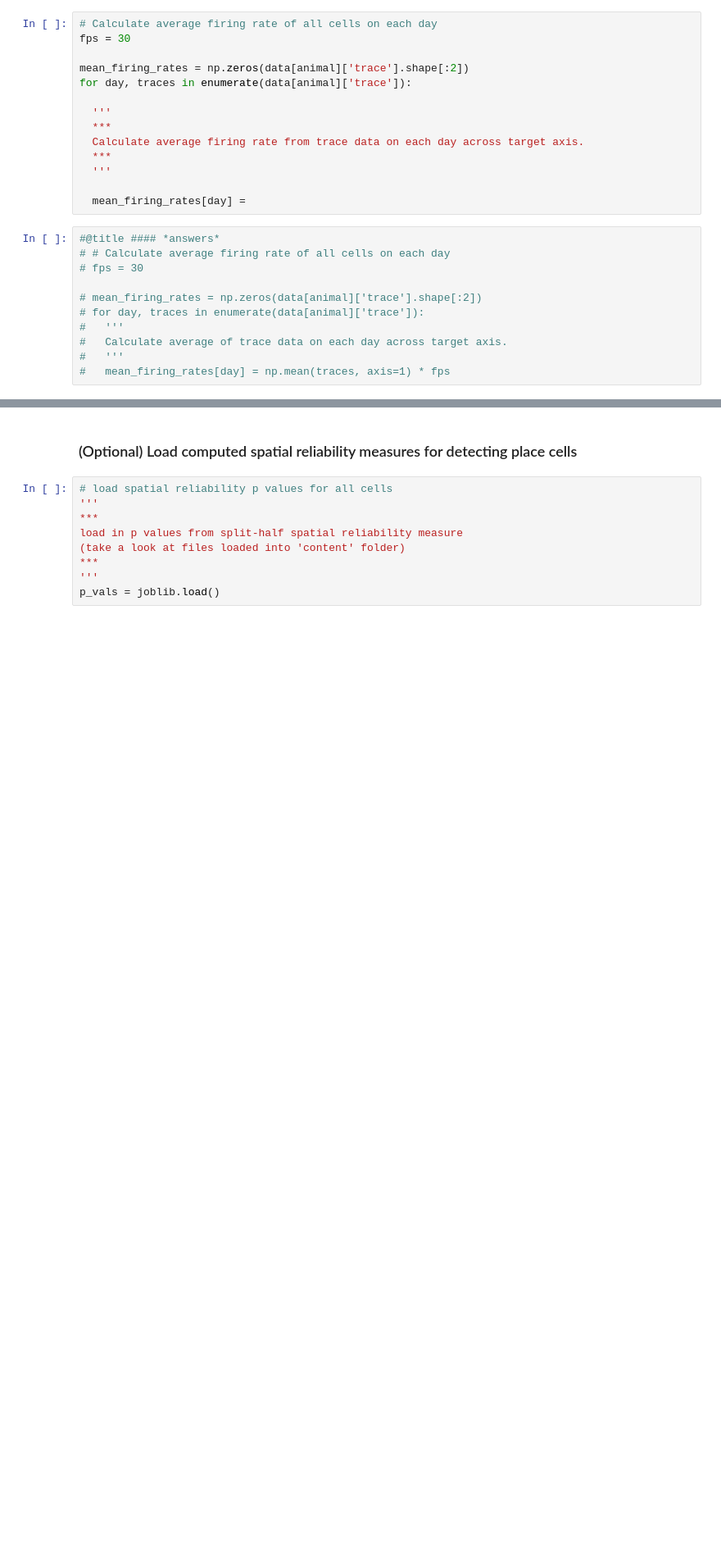
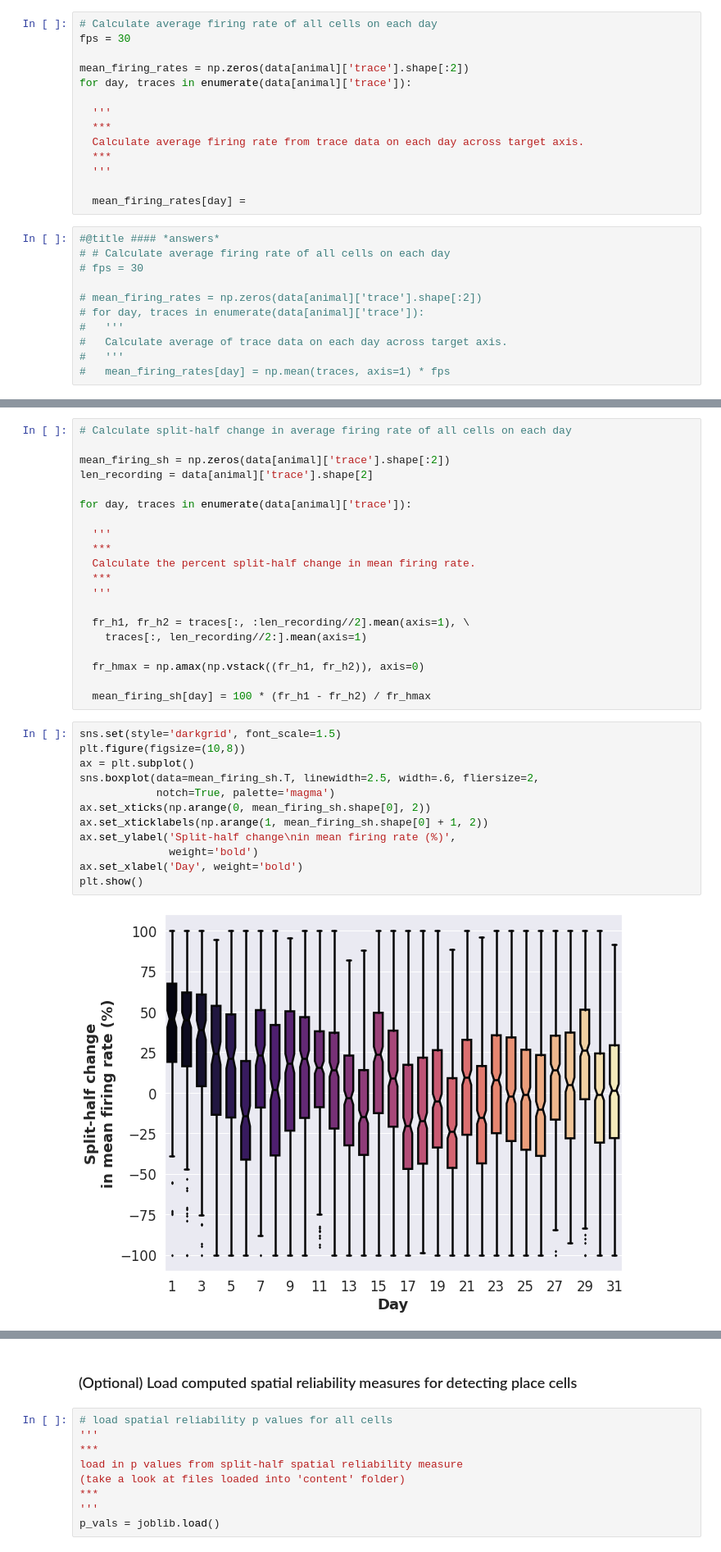
Before and after one commit to jquinnlee/MAIN_2022_calRSA, a Jupyter notebook: MAIN2022_calciumRSA_demo.ipynb, the cells around one changed output, grey strips where cells are left out. Shown: that part at 82% size. Cells and saved outputs as stored; diff of their text form; blank space fills up the shorter version.

```diff
--- a/MAIN2022_calciumRSA_demo.ipynb
+++ b/MAIN2022_calciumRSA_demo.ipynb
@@ -289,0 +296,34 @@ plt.show()
+# %%
+# Calculate split-half change in average firing rate of all cells on each day
+
+mean_firing_sh = np.zeros(data[animal]['trace'].shape[:2])
+len_recording = data[animal]['trace'].shape[2]
+
+for day, traces in enumerate(data[animal]['trace']):
+
+  '''
+  ***
+  Calculate the percent split-half change in mean firing rate.
+  ***
+  '''
+
+  fr_h1, fr_h2 = traces[:, :len_recording//2].mean(axis=1), \
+    traces[:, len_recording//2:].mean(axis=1)
+
+  fr_hmax = np.amax(np.vstack((fr_h1, fr_h2)), axis=0)
+
+  mean_firing_sh[day] = 100 * (fr_h1 - fr_h2) / fr_hmax
+# %%
+sns.set(style='darkgrid', font_scale=1.5)
+plt.figure(figsize=(10,8))
+ax = plt.subplot()
+sns.boxplot(data=mean_firing_sh.T, linewidth=2.5, width=.6, fliersize=2,
+            notch=True, palette='magma')
+ax.set_xticks(np.arange(0, mean_firing_sh.shape[0], 2))
+ax.set_xticklabels(np.arange(1, mean_firing_sh.shape[0] + 1, 2))
+ax.set_ylabel('Split-half change\nin mean firing rate (%)',
+              weight='bold')
+ax.set_xlabel('Day', weight='bold')
+plt.show()
+# %% [output]
+[figure, added]
```
Also changed, not shown: parts of 5 cells of this notebook.
